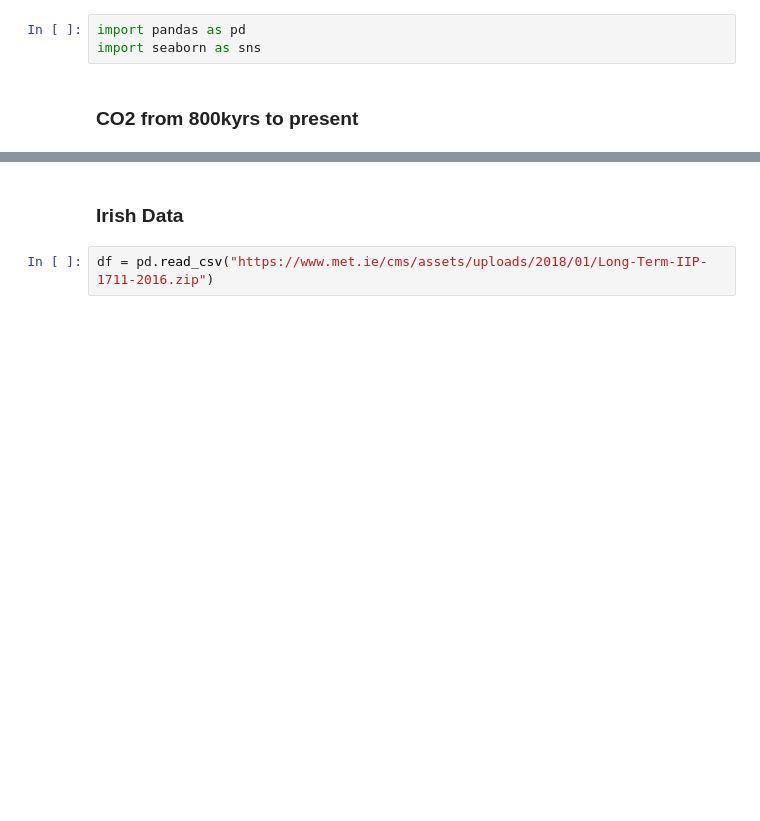
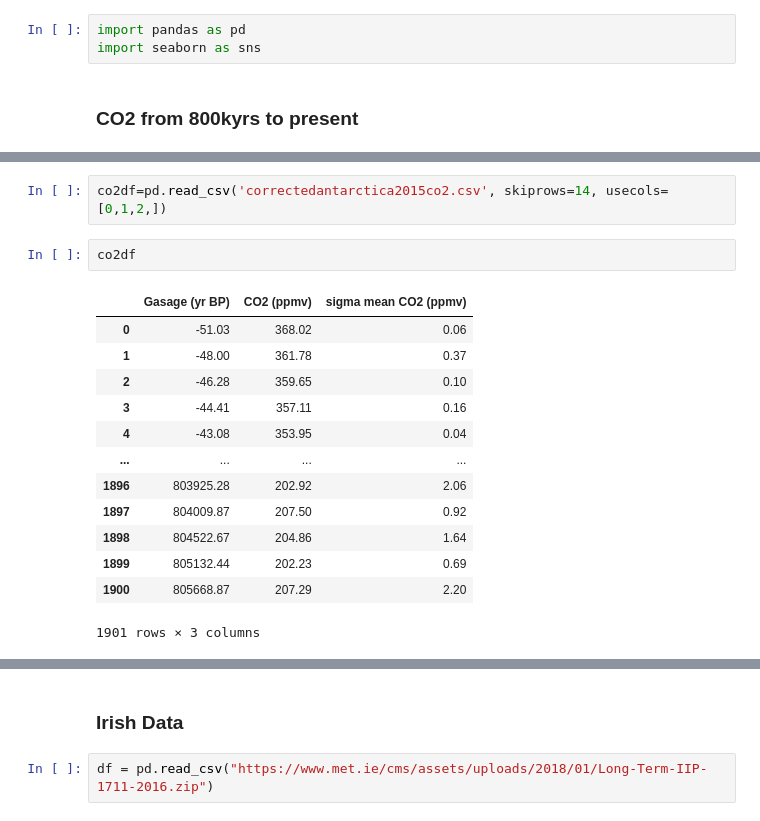
Before and after one commit to emma2d/Prog_for_DA.Project2, a Jupyter notebook: project2.ipynb, the cells around one changed output, grey strips where cells are left out. Saved outputs shown, nothing was run; the diff lists cells and outputs as text; blank space fills up the shorter version.

```diff
--- a/project2.ipynb
+++ b/project2.ipynb
@@ -25,0 +8,18 @@ CO2df
+# %%
+co2df=pd.read_csv('correctedantarctica2015co2.csv', skiprows=14, usecols=[0,1,2,])
+# %%
+co2df
+# %% [output]
+|  | Gasage (yr BP) | CO2 (ppmv) | sigma mean CO2 (ppmv) |
+| 0 | -51.03 | 368.02 | 0.06 |
+| 1 | -48.00 | 361.78 | 0.37 |
+| 2 | -46.28 | 359.65 | 0.10 |
+| 3 | -44.41 | 357.11 | 0.16 |
+| 4 | -43.08 | 353.95 | 0.04 |
+| ... | ... | ... | ... |
+| 1896 | 803925.28 | 202.92 | 2.06 |
+| 1897 | 804009.87 | 207.50 | 0.92 |
+| 1898 | 804522.67 | 204.86 | 1.64 |
+| 1899 | 805132.44 | 202.23 | 0.69 |
+| 1900 | 805668.87 | 207.29 | 2.20 |
+1901 rows × 3 columns
```
Also changed, not shown: parts of 9 cells of this notebook, 1 other file.
